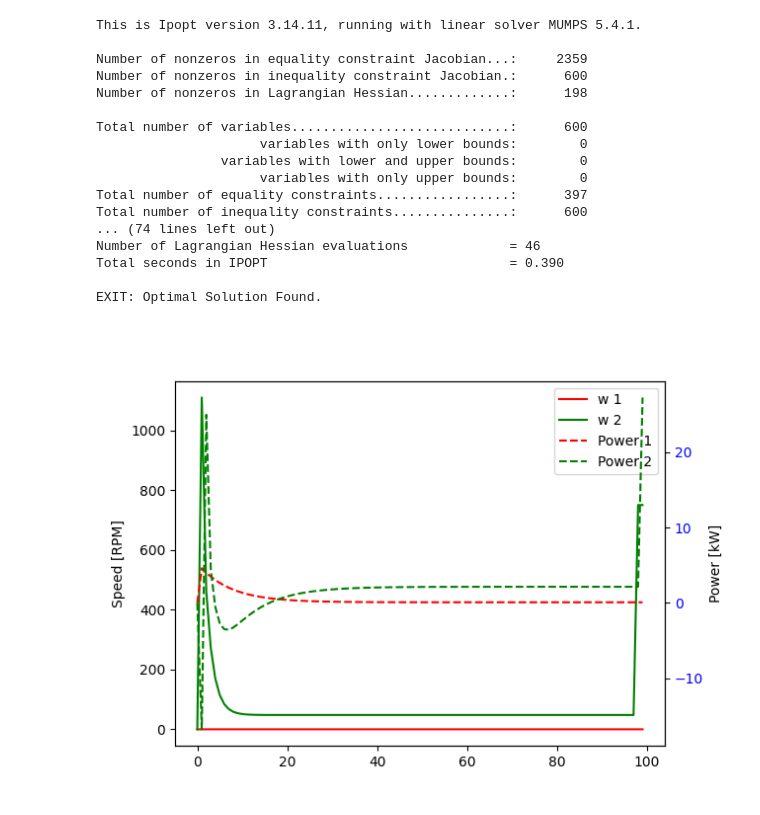
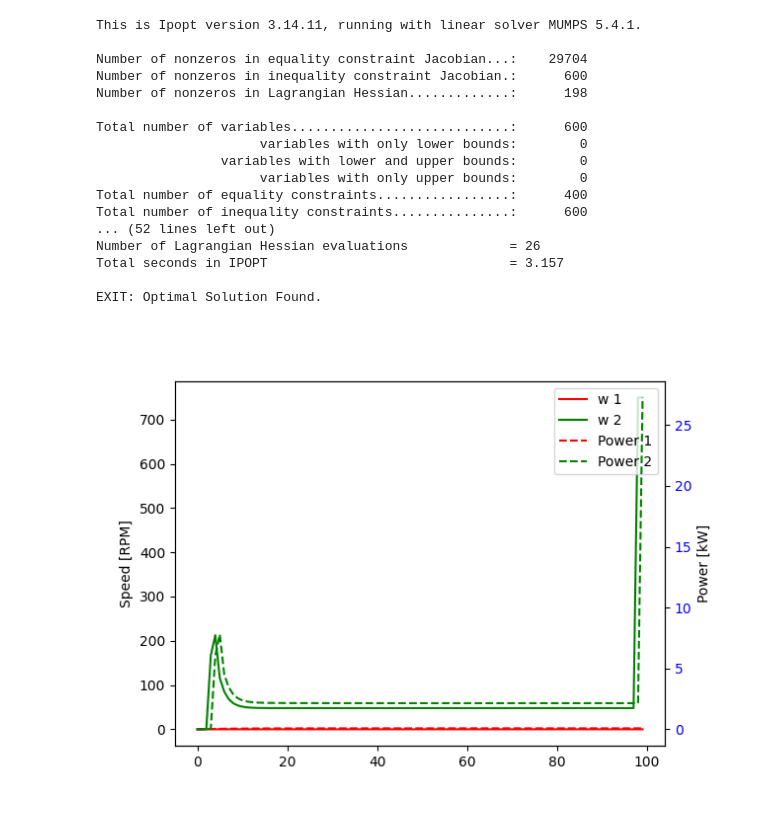
Before and after one commit to MPILC-Course/edge_mpc, a Jupyter notebook: opti_pumpstation.ipynb, the cells around one changed output. Drawn from its saved outputs; the diff is of its cells as text; code cells hidden in the pictures.

```diff
--- a/opti_pumpstation.ipynb
+++ b/opti_pumpstation.ipynb
@@ -3,6 +3,7 @@
 import casadi as ca
 import matplotlib.pyplot as plt
 import numpy as np
+from src.opti_ARX_model import ARXModel
 
 plt.close("all")
 
@@ -20,6 +21,7 @@ B_outflow = np.array([[4.2454E-01,6.6812E-01,-3.6354E-01,-3.6354E-01]])
 
 C_power = np.array([1.0790E-02,1.7240E-02])
 C_outflow = np.array([-1.5832E-01])
+
 
 #=========== Desired value of y
 h_des = opti.parameter()
@@ -43,6 +45,19 @@ w = opti.variable(2,N)
 h = opti.variable(N)
 Qin[:] = Qin_est
 
+#============= Construct ARX Instances
+# y0_power = opti.parameter(2)
+# u0_power = opti.parameter(4)
+y0_power = np.zeros(2)
+u0_power = np.zeros(4)
+ARX_power = ARXModel(A_power,B_power,C_power,y0_power,u0_power)
+
+# y0_outflow = opti.parameter(2)
+# u0_outflow = opti.parameter(4)
+y0_outflow = np.zeros(2)
+u0_outflow = np.zeros(4)
+ARX_outflow = ARXModel(A_outflow,B_outflow,C_outflow,y0_outflow,u0_outflow)
+
 
 #=========== Objective function
 # Minimize the deviation of y from yd and control effort
@@ -53,10 +68,16 @@ for t in range(1, N):
 opti.minimize(objective)
 
 # ARX model constraints
-for t in range(2, N):
-    #opti.subject_to(Qout[t] == 1.2995 * Qout[t-1] -4.3918E-01 * Qout[t-2] + 7.1049E-02 * w[0,t] + 0)
-    opti.subject_to(Qout[t] == A_outflow @ ca.vcat([Qout[t-1],Qout[t-2]]) +B_outflow @ ca.vcat([w[:,t-1],w[:,t-2]]) + C_outflow)
-    opti.subject_to(P[:,t] == A_power @ P[:,t-1] +B_power @ ca.vcat([w[:,t-1],w[:,t-2]]) + C_power)
+# for t in range(2, N):
+#     # 0.3s in solver
+#     opti.subject_to(Qout[t] == A_outflow @ ca.vcat([Qout[t-1],Qout[t-2]]) +B_outflow @ ca.vcat([w[:,t-1],w[:,t-2]]) + C_outflow)
+#     opti.subject_to(P[:,t] == A_power @ P[:,t-1] +B_power @ ca.vcat([w[:,t-1],w[:,t-2]]) + C_power)
+
+
+for t in range(1, N):
+    # 3.6s in solver
+    opti.subject_to(Qout[t] == ARX_outflow.update_state(w[:,t]))
+    opti.subject_to(P[:,t] == ARX_power.update_state(w[:,t]))
 
 Ts = 1 # ?
 A = 18
@@ -76,6 +97,10 @@ for t in range(N):
 opti.subject_to(Qout[0:1] == Qout_meas)  # Initial value of y, read from sensor
 opti.subject_to(w[:,0] == [0,0])
 opti.subject_to(h[0] == 100)
+# opti.set_value(y0_power, [0,0])
+# opti.set_value(u0_power, [0,0,0,0])
+# opti.set_value(y0_outflow, [0,0])
+# opti.set_value(u0_outflow, [0,0,0,0])
 #opti.subject_to(u[0] == measured_speed)  # Initial value of u, read from sensor
 
 # Solver options
@@ -91,7 +116,6 @@ opts = {
 
 #opti.solver("sqpmethod", opts)
 opti.solver('ipopt',opts)
-
 sol = opti.solve();   # actual solve
 
 
@@ -103,36 +127,36 @@ plt.ylabel('Speed [RPM]')
 ax12 = ax1.twinx()
 ax12.plot(sol.value(P)[0,:],"r--",label='Power 1')
 ax12.plot(sol.value(P)[1,:],"g--",label='Power 2')
 ax12.set_ylabel('Power [kW]')
 ax12.tick_params(axis ='y', labelcolor = 'blue')
 h1, l1 = ax1.get_legend_handles_labels()
 h12, l12 = ax12.get_legend_handles_labels()
 ax1.legend(h1+h12, l1+l12, loc=1)
 plt.show()
 
 plt.figure()
 plt.plot(sol.value(h),label='h')
 plt.figure()
 plt.plot(sol.value(Qin),label='Qin')
 plt.plot(sol.value(Qout),label='Qout')
 plt.legend()
 plt.show()
 # %% [output]
 This is Ipopt version 3.14.11, running with linear solver MUMPS 5.4.1.
 
-Number of nonzeros in equality constraint Jacobian...:     2359
+Number of nonzeros in equality constraint Jacobian...:    29704
 Number of nonzeros in inequality constraint Jacobian.:      600
 Number of nonzeros in Lagrangian Hessian.............:      198
 
 Total number of variables............................:      600
                      variables with only lower bounds:        0
                 variables with lower and upper bounds:        0
                      variables with only upper bounds:        0
-Total number of equality constraints.................:      397
+Total number of equality constraints.................:      400
 Total number of inequality constraints...............:      600
-... (74 lines left out)
-Number of Lagrangian Hessian evaluations             = 46
-Total seconds in IPOPT                               = 0.390
+... (52 lines left out)
+Number of Lagrangian Hessian evaluations             = 26
+Total seconds in IPOPT                               = 3.157
 
 EXIT: Optimal Solution Found.
-[figure, old version]
+[figure, new version]
```
Also changed, not shown: parts of 1 cell of this notebook, 3 other files.
